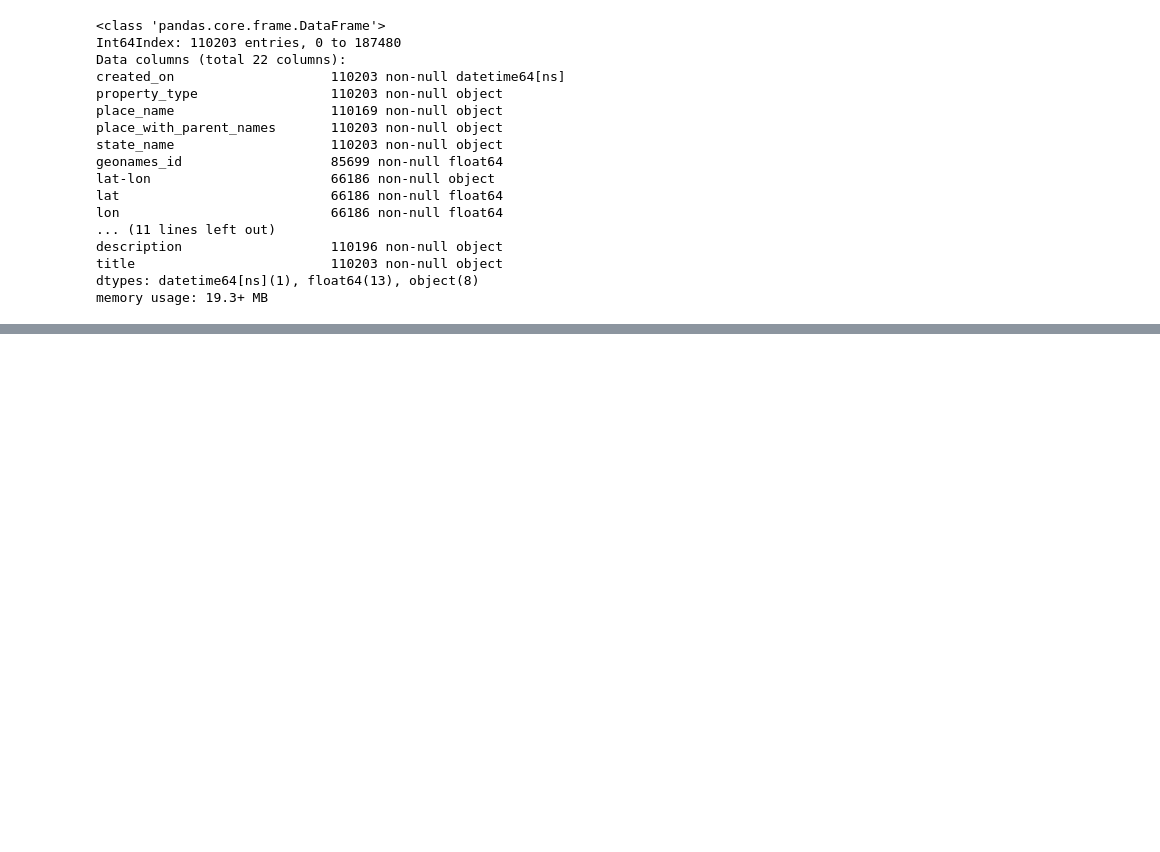
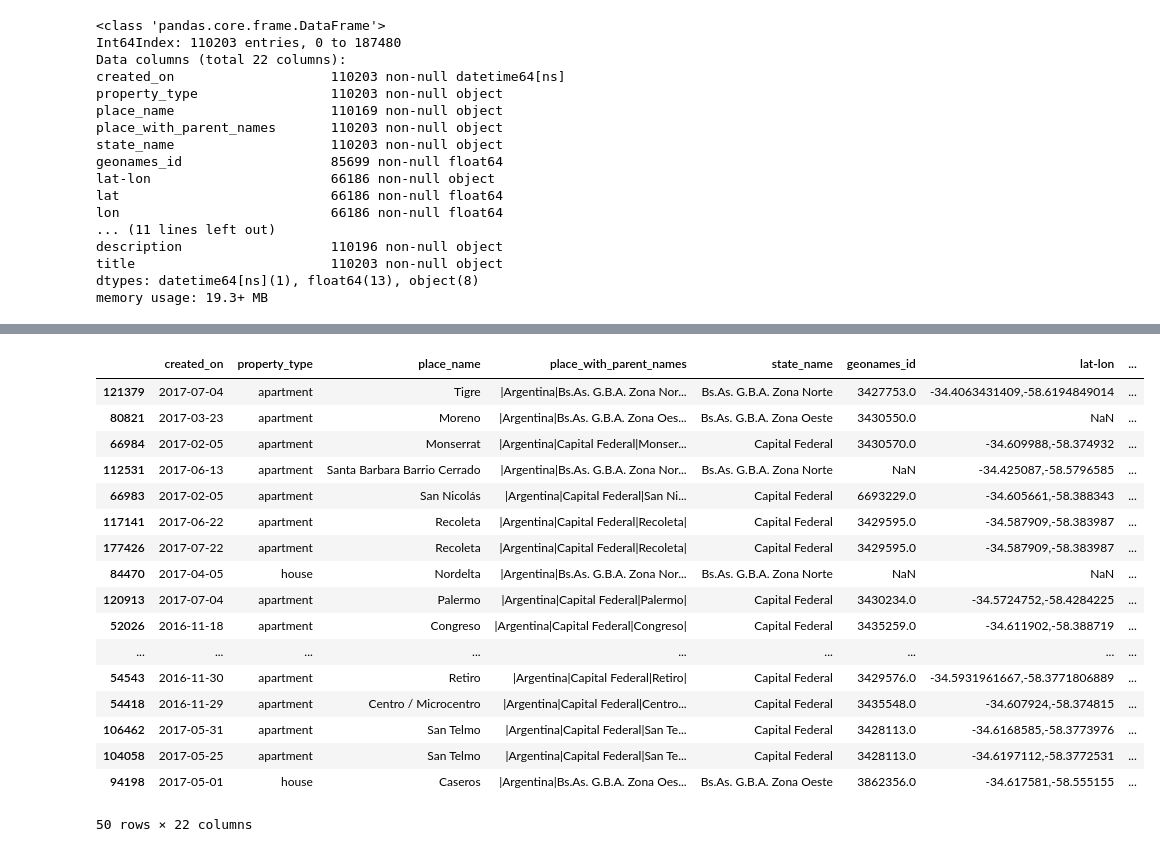
Before and after one commit to LucianoGiannotti/ProperatiDatosTP, a Jupyter notebook: Depuracion de datos.ipynb, the cells around one changed output, grey strips where cells are left out. Cells and saved outputs as stored; diff of their text form; code cells hidden in the pictures; blank space fills up the shorter version.

```diff
--- a/Depuracion de datos.ipynb
+++ b/Depuracion de datos.ipynb
@@ -152,0 +187,23 @@ memory usage: 19.3+ MB
+# %%
+data[:].sort_values('rooms',ascending = False).head(50) ## Hay algunos que en la descripcion dicen
+# que son hoteles en venta y estan guardados como apartment ¿? de ahi sale que tiene varias rooms
+# Tambien hay ventas en conjunto, por ejemplo: Súper Oportunidad!!! 4 Dptos + 4 Locales
+# %% [output]
+|  | created_on | property_type | place_name | place_with_parent_names | state_name | geonames_id | lat-lon | ... |
+| 121379 | 2017-07-04 | apartment | Tigre | |Argentina|Bs.As. G.B.A. Zona Nor... | Bs.As. G.B.A. Zona Norte | 3427753.0 | -34.4063431409,-58.6194849014 | ... |
+| 80821 | 2017-03-23 | apartment | Moreno | |Argentina|Bs.As. G.B.A. Zona Oes... | Bs.As. G.B.A. Zona Oeste | 3430550.0 | NaN | ... |
+| 66984 | 2017-02-05 | apartment | Monserrat | |Argentina|Capital Federal|Monser... | Capital Federal | 3430570.0 | -34.609988,-58.374932 | ... |
+| 112531 | 2017-06-13 | apartment | Santa Barbara Barrio Cerrado | |Argentina|Bs.As. G.B.A. Zona Nor... | Bs.As. G.B.A. Zona Norte | NaN | -34.425087,-58.5796585 | ... |
+| 66983 | 2017-02-05 | apartment | San Nicolás | |Argentina|Capital Federal|San Ni... | Capital Federal | 6693229.0 | -34.605661,-58.388343 | ... |
+| 117141 | 2017-06-22 | apartment | Recoleta | |Argentina|Capital Federal|Recoleta| | Capital Federal | 3429595.0 | -34.587909,-58.383987 | ... |
+| 177426 | 2017-07-22 | apartment | Recoleta | |Argentina|Capital Federal|Recoleta| | Capital Federal | 3429595.0 | -34.587909,-58.383987 | ... |
+| 84470 | 2017-04-05 | house | Nordelta | |Argentina|Bs.As. G.B.A. Zona Nor... | Bs.As. G.B.A. Zona Norte | NaN | NaN | ... |
+| 120913 | 2017-07-04 | apartment | Palermo | |Argentina|Capital Federal|Palermo| | Capital Federal | 3430234.0 | -34.5724752,-58.4284225 | ... |
+| 52026 | 2016-11-18 | apartment | Congreso | |Argentina|Capital Federal|Congreso| | Capital Federal | 3435259.0 | -34.611902,-58.388719 | ... |
+| ... | ... | ... | ... | ... | ... | ... | ... | ... |
+| 54543 | 2016-11-30 | apartment | Retiro | |Argentina|Capital Federal|Retiro| | Capital Federal | 3429576.0 | -34.5931961667,-58.3771806889 | ... |
+| 54418 | 2016-11-29 | apartment | Centro / Microcentro | |Argentina|Capital Federal|Centro... | Capital Federal | 3435548.0 | -34.607924,-58.374815 | ... |
+| 106462 | 2017-05-31 | apartment | San Telmo | |Argentina|Capital Federal|San Te... | Capital Federal | 3428113.0 | -34.6168585,-58.3773976 | ... |
+| 104058 | 2017-05-25 | apartment | San Telmo | |Argentina|Capital Federal|San Te... | Capital Federal | 3428113.0 | -34.6197112,-58.3772531 | ... |
+| 94198 | 2017-05-01 | house | Caseros | |Argentina|Bs.As. G.B.A. Zona Oes... | Bs.As. G.B.A. Zona Oeste | 3862356.0 | -34.617581,-58.555155 | ... |
+50 rows × 22 columns
```
Also changed, not shown: parts of 5 cells of this notebook.
